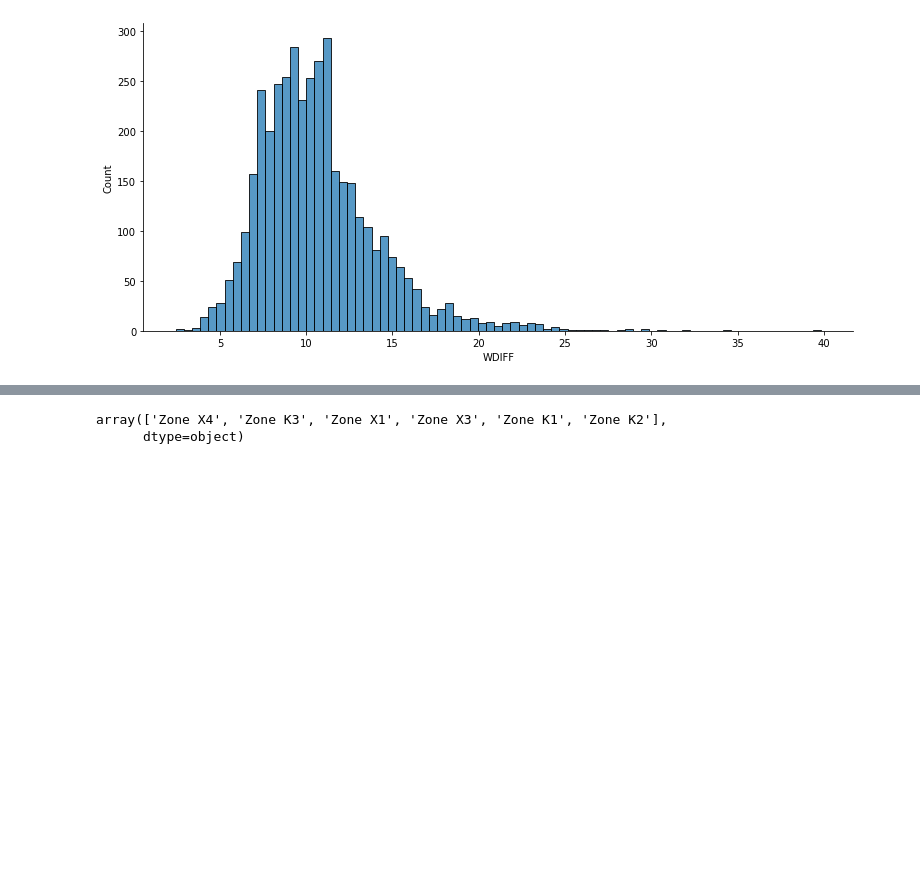
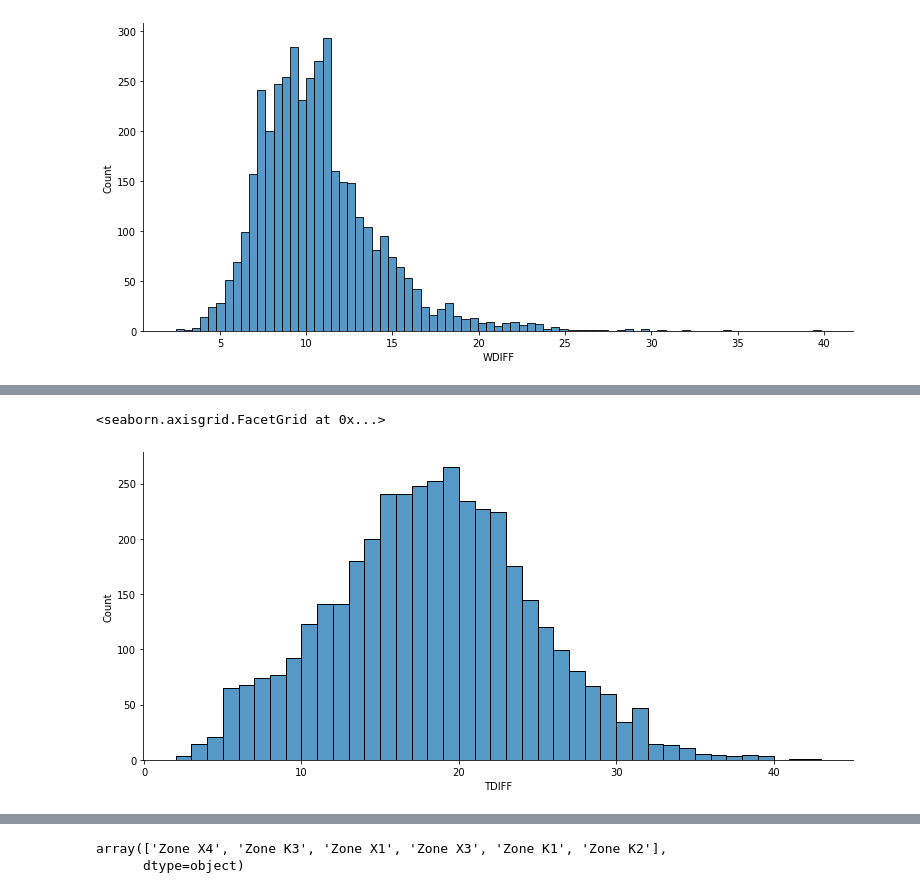
Before and after one commit to kipmadden/Stanford-Open-Policing-Project, a Jupyter notebook: Stanford Open Policing Project - Rhode Island Analysis.ipynb, the cells around one changed output, grey strips where cells are left out. Cells and saved outputs as stored; diff of their text form; code cells hidden in the pictures; blank space fills up the shorter version.

```diff
--- a/Stanford Open Policing Project - Rhode Island Analysis.ipynb
+++ b/Stanford Open Policing Project - Rhode Island Analysis.ipynb
@@ -694,0 +720,7 @@ There are no values below zero and the distribution looks "Normal" or Gaussian.
+# %%
+# Plot the difference between the avg and max windspeed columns
+weather['TDIFF'] = weather.TMAX - weather.TMIN
+sns.displot(data=weather.TDIFF, aspect=15/7)
+# %% [output]
+<seaborn.axisgrid.FacetGrid at 0x...>
+[figure, added]
```
Also changed, not shown: parts of 8 cells of this notebook.
